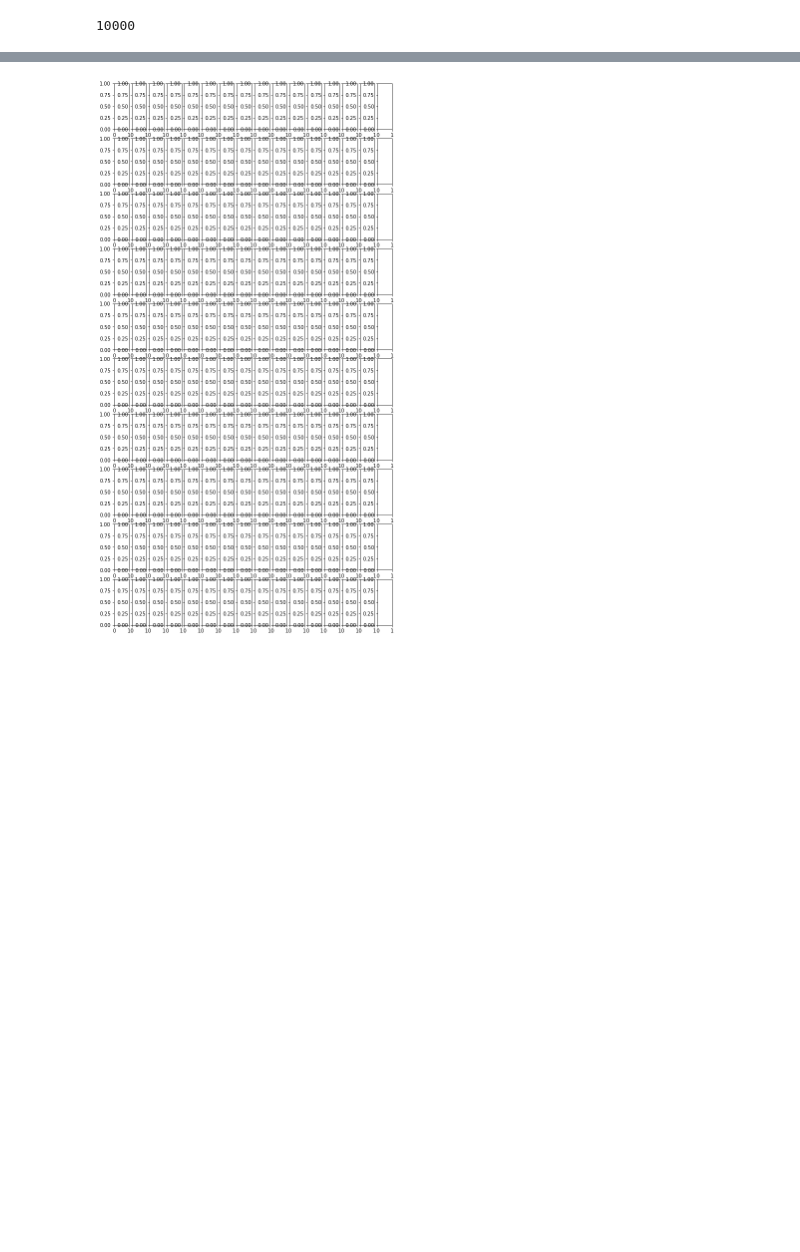
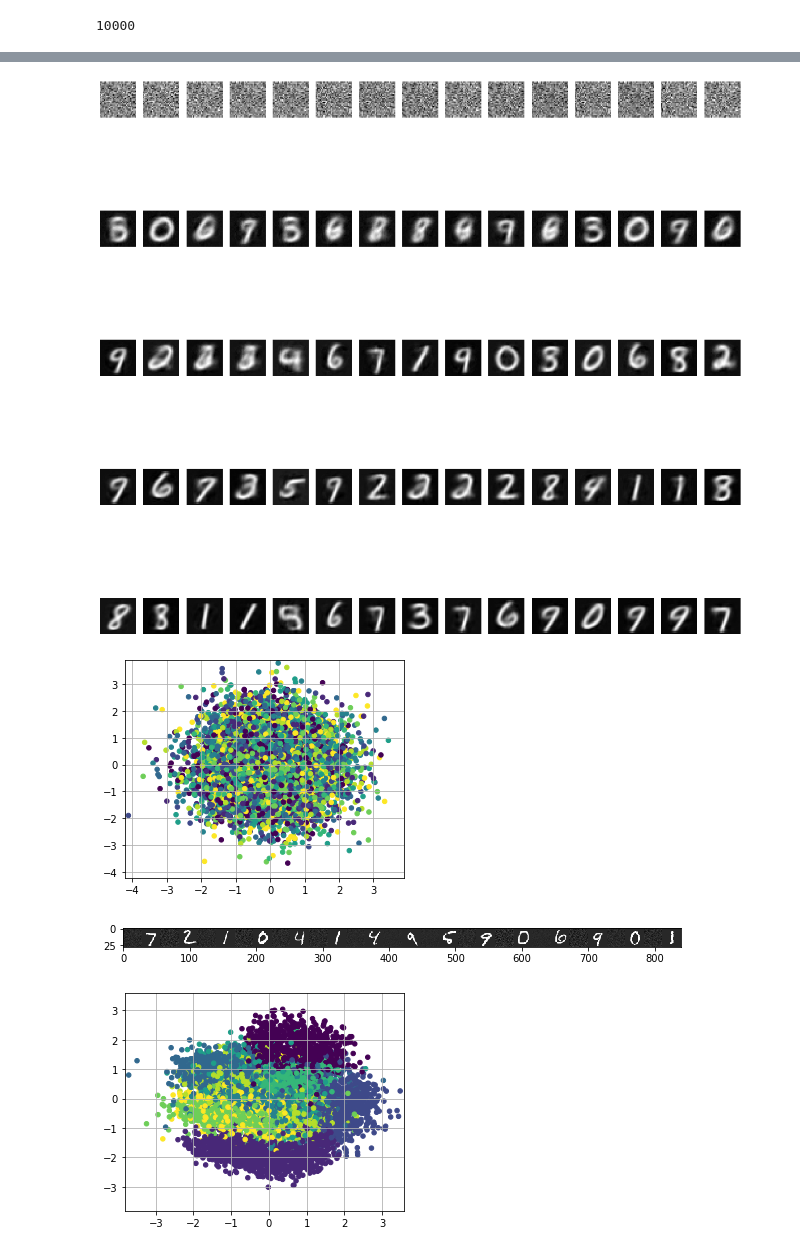
Before and after one commit to JWatter/PCA_DiffusionMaps_VAE, a Jupyter notebook: source code/task3_VAE.ipynb, the cells around one changed output, grey strips where cells are left out. Drawn from its saved outputs; the diff is of its cells as text; code cells hidden in the pictures; blank space fills up the shorter version.

Commit message:
update task3 add images

```diff
--- a/source code/task3_VAE.ipynb
+++ b/source code/task3_VAE.ipynb
@@ -46,13 +46,9 @@ len(mnist2.test.labels)
 # %%
 tfd = tfp.distributions
 input_size = 28 * 28
-params = {
-    'latent_dim': 2,
-    'decoder_std': 0.5
-}
 
 decoder_std = 0.5
-epochs = 10
+epochs = 150
 batch_size = 128
 # %%
 class VAE(object):
@@ -134,18 +153,52 @@ class VAE(object):
 # %%
-model = VAE(learning_rate=0.001, decoder_std=0.5, latent_dim= params['latent_dim'])
-#fig, ax = plt.subplots(nrows=10, ncols=16, figsize=(10, 20))
+model = VAE(learning_rate=0.001, decoder_std=0.5, latent_dim=2)
+fig, ax = plt.subplots(nrows=5, ncols=15, figsize=(20, 20))
+i = 0
+stop_epoch = 0
+elbo = []
 
 for epoch in range(epochs):
     feed = {model.x: mnist2.test.images}
-    test_elbo, test_z, test_samples =  model.sess.run([model.elbo, model.z, model.samples], feed)
-    print('Epoch', epoch, 'elbo', test_elbo)
+    #likelihood = model.sess.run([model.likelihood], feed)
+    #print('likelihood', likelihood)
+    test_elbo, test_z, test_samples, test_decoder_mu =  model.sess.run(
+        [model.elbo, model.z, model.samples, model.decoder_mu], feed)
+    elbo.append(-test_elbo)
+    print('Epoch', epoch, 'elbo', -test_elbo)
+
+
+    #set stop training criteria
+    if epoch == 0:
+        min_elbo = -test_elbo
+    elif -test_elbo < min_elbo:
+        min_elbo = -test_elbo
+        stop_epoch = 0
+    elif -test_elbo > min_elbo:
+        stop_epoch+=1
+
+    if stop_epoch > 10:
+        print('stop at epoch', epoch)
+        model.plot_latent(test_z, mnist2.test.labels)
+        model.plot_reconstruction(test_decoder_mu,mnist2.test.images)
+        ax[i, 0].set_ylabel('Epoch {}'.format(epoch))
+        test_samples = test_samples.reshape([-1, 28, 28])
+        model.plot_samples(ax[i, :], test_samples)
+        break
+
 
     #plot latent representation
-    #while epoch == 5:
-        #ax[epoch, 0].set_ylabel('Epoch {}'.format(epoch))
-        #model.plot_codes(ax[epoch, 0], test_z, mnist2.test.labels)
+    if epoch in [0, 4, 24, 49]:
+        model.plot_latent(test_z, mnist2.test.labels)
+        model.plot_reconstruction(test_decoder_mu,mnist2.test.images)
+        ax[i, 0].set_ylabel('Epoch {}'.format(epoch))
+        test_samples = test_samples.reshape([-1, 28, 28])
+        model.plot_samples(ax[i, :], test_samples)
+        i+=1
 
+    #training step
     for _ in range(mnist2.train.num_examples // batch_size):
         batch = mnist2.train.next_batch(batch_size)[0]
         model.run(batch)
+
+print('train stop!')
 # %% [output]
@@ -162 +222,4 @@ Epoch 9 elbo 252.49718
-[figure, old version]
+[figure, new version]
+[figure, added]
+[figure, added]
+[figure, added]
```
Also changed, not shown: parts of 5 cells of this notebook, 18 other files.
